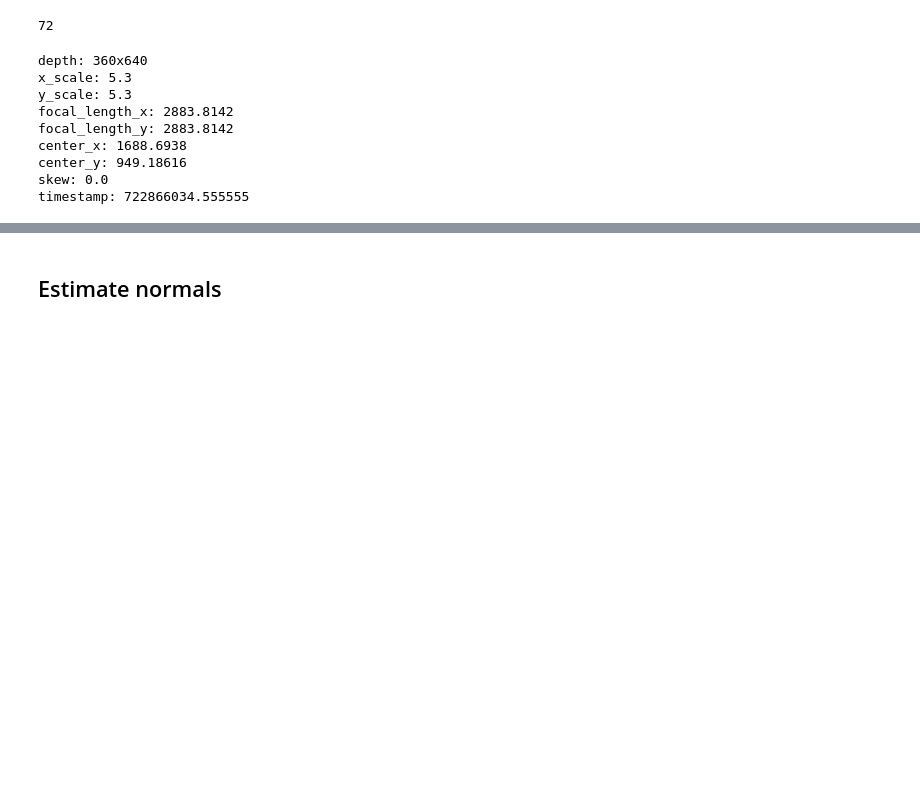
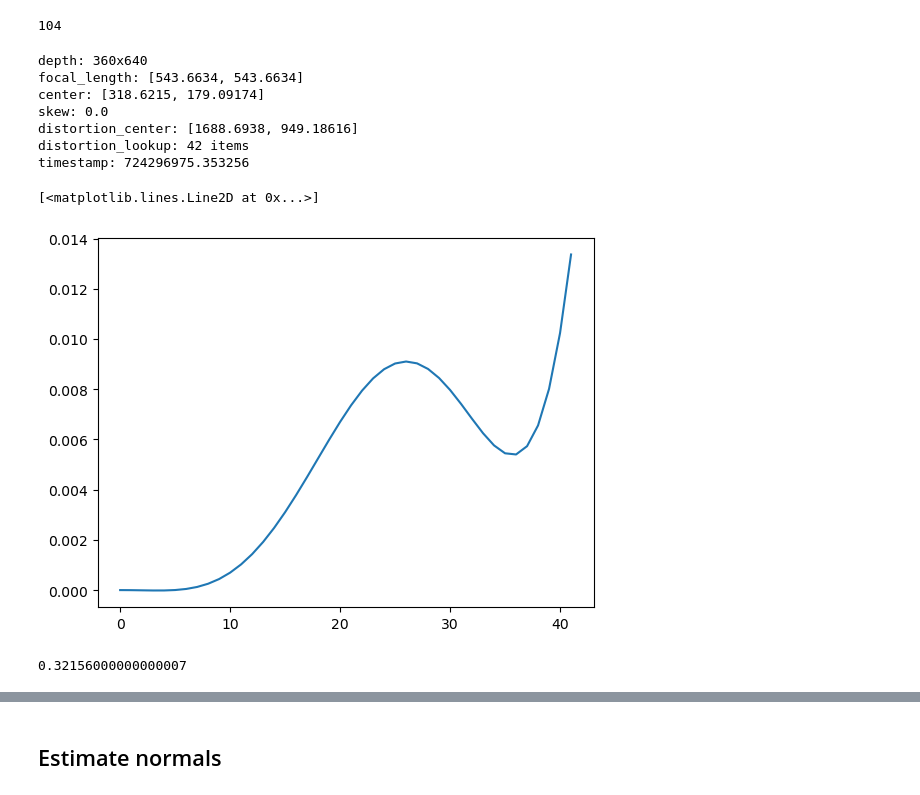
Before and after one commit to chris-polymetrix/ReconstructionAnalysis, a Jupyter notebook: depth_frames.ipynb, the cells around one changed output, grey strips where cells are left out. Saved outputs shown, nothing was run; the diff lists cells and outputs as text; code cells hidden in the pictures; blank space fills up the shorter version.

```diff
--- a/depth_frames.ipynb
+++ b/depth_frames.ipynb
@@ -8,54 +9,37 @@ import seaborn as sns
+# %%
+data_path = Path(r"data/depth_frames.json")
+
+with open(data_path, "r") as f:
+    data = f.read()
+    data = data.replace('"timestamp"', ',"timestamp"')
+
+with open(r"data/depth_frames_new.json", "w") as f:
+    f.write(data)
 # %%
-data_path = Path(r"data/depth_frames.json")
+data_path = Path(r"data/depth_frames_new.json")
 
 with open(data_path, "r") as f:
     data = json.load(f)
 
+
 len(data)
 # %% [output]
-72
+104
 # %%
 list(data[0].keys())
 for k, v in data[0].items():
     if k == "depth":
         print(f"depth: {len(v)}x{len(v[0])}")
+    elif k == "distortion_lookup":
+        print(f"distortion_lookup: {len(v)} items")
+
     else:
         print(f"{k}: {v}")
 # %% [output]
 depth: 360x640
-x_scale: 5.3
-y_scale: 5.3
-focal_length_x: 2883.8142
-focal_length_y: 2883.8142
-center_x: 1688.6938
-center_y: 949.18616
+focal_length: [543.6634, 543.6634]
+center: [318.6215, 179.09174]
 skew: 0.0
-timestamp: 722866034.555555
+distortion_center: [1688.6938, 949.18616]
+distortion_lookup: 42 items
+timestamp: 724296975.353256
-# %%
-class DepthImage:
-
-    def __init__(self, depth, x_scale, y_scale, focal_length_x, focal_length_y, center_x, center_y, skew):
-        self.depth = depth
-        self.x_scale = x_scale
-        self.y_scale = y_scale
-        self.focal_length_x = focal_length_x
-        self.focal_length_y = focal_length_y
-        self.center_x = center_x
-        self.center_y = center_y
-        self.skew = skew
-
-
-    def to_frame(self):
-        pc = []
-        for y, row in enumerate(self.depth):
-            pc.append([])
-            for x, val in enumerate(row):
-                pc[-1].append(self._rectify(x, y, val))
-
-        return np.array(pc)
-
-    def _rectify(self, x, y, depth):
-        x, y = x*self.x_scale, y*self.y_scale
-        return [(y*self.focal_length_y + self.skew*x + self.skew*self.center_y - self.center_x*self.focal_length_y)*depth / (self.focal_length_x*self.focal_length_y),
-                (x - self.center_y)*depth/self.focal_length_y,
-                depth]
@@ -65,3 +94,12 @@ frames = [x.to_frame() for x in depth_images]
+# %%
+plt.plot(depth_images[0].distortion_lookup)
+# %% [output]
+[<matplotlib.lines.Line2D at 0x...>]
+[figure, added]
+# %%
+1.32156 % 1
+# %% [output]
+0.32156000000000007
 # %%
 sns.heatmap(depth_images[10].depth, square=True, vmax=0.3)
 # %% [output]
```
Also changed, not shown: parts of 9 cells of this notebook, 6 other files.
